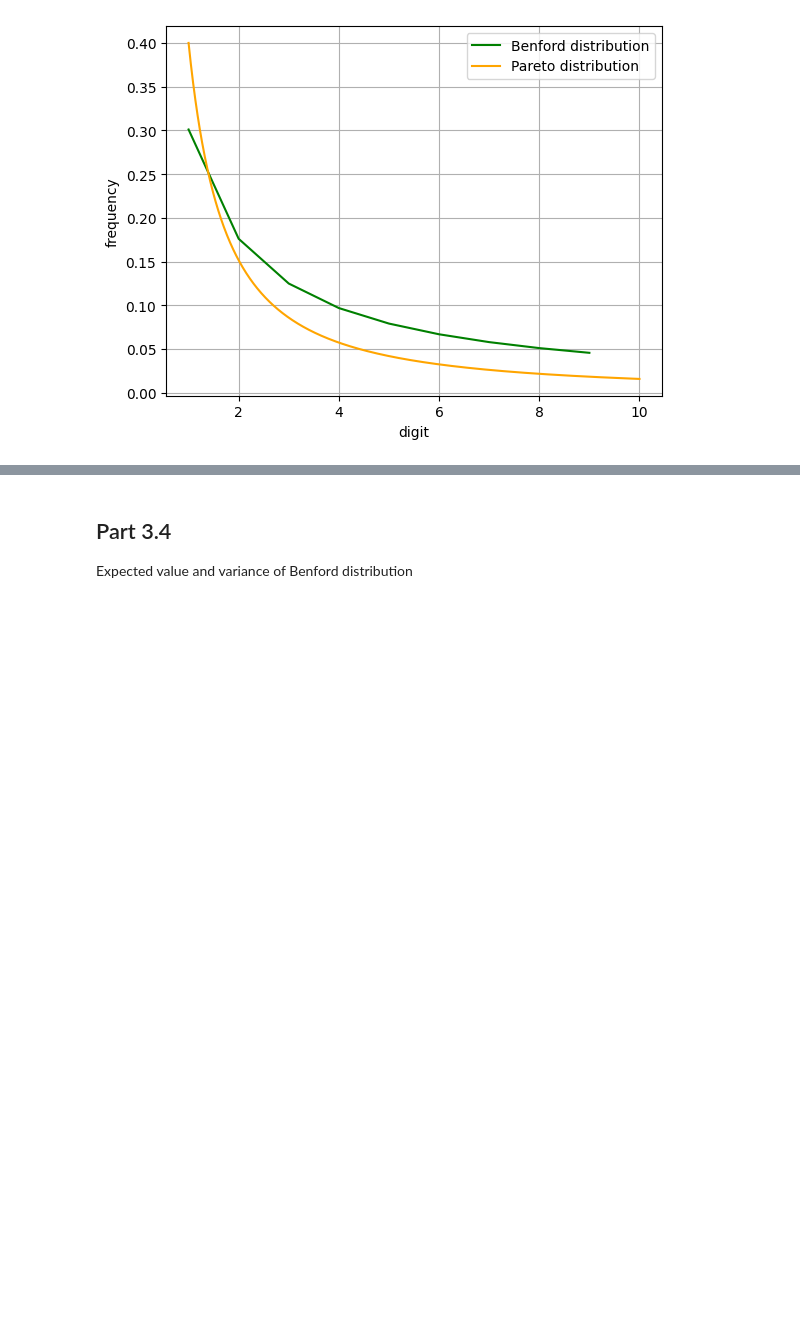
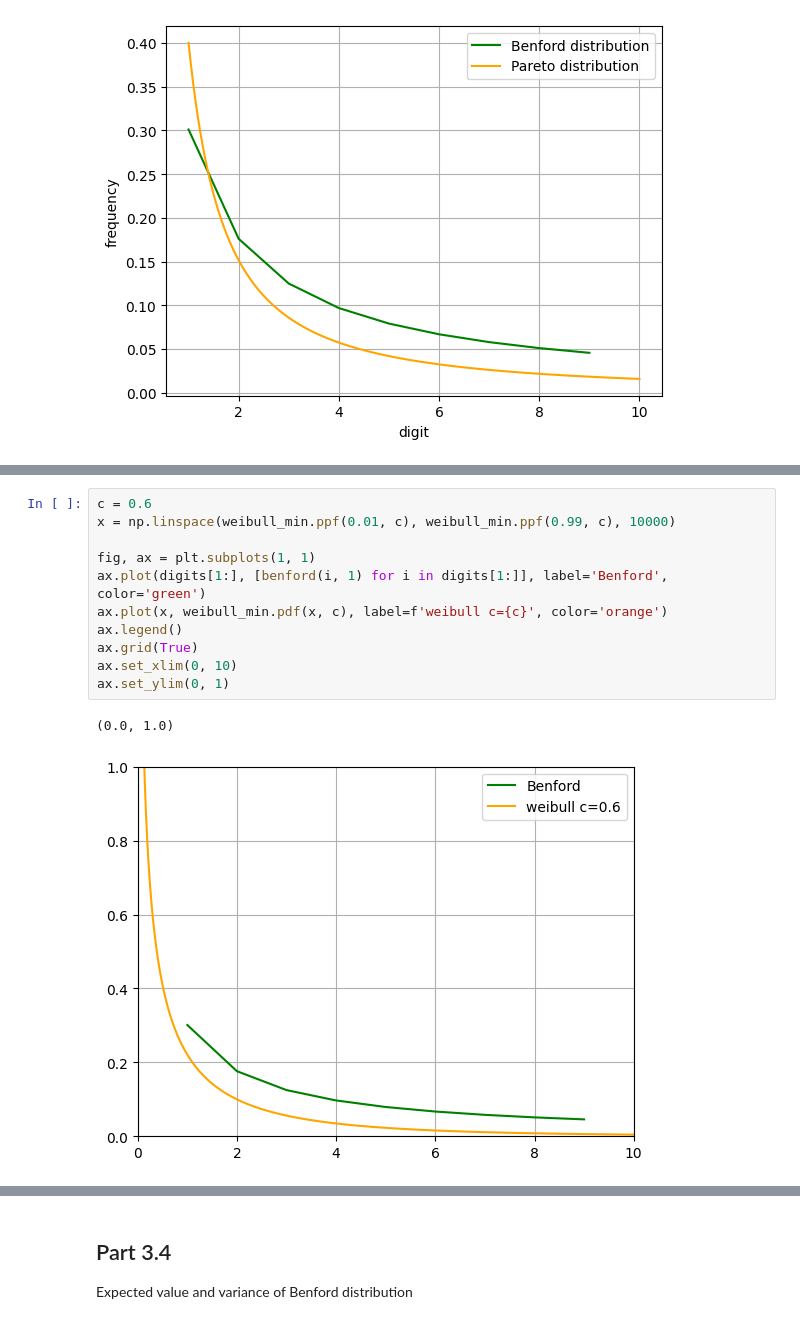
Before and after one commit to ILoveBacteria/probability-course-exercise, a Jupyter notebook: notebook.ipynb, the cells around one changed output, grey strips where cells are left out. Cells and saved outputs as stored; diff of their text form; blank space fills up the shorter version.

```diff
--- a/notebook.ipynb
+++ b/notebook.ipynb
@@ -197,0 +259,14 @@ ax.grid(True)
+# %%
+c = 0.6
+x = np.linspace(weibull_min.ppf(0.01, c), weibull_min.ppf(0.99, c), 10000)
+
+fig, ax = plt.subplots(1, 1)
+ax.plot(digits[1:], [benford(i, 1) for i in digits[1:]], label='Benford', color='green')
+ax.plot(x, weibull_min.pdf(x, c), label=f'weibull c={c}', color='orange')
+ax.legend()
+ax.grid(True)
+ax.set_xlim(0, 10)
+ax.set_ylim(0, 1)
+# %% [output]
+(0.0, 1.0)
+[figure, added]
```
Also changed, not shown: parts of 24 cells of this notebook.
